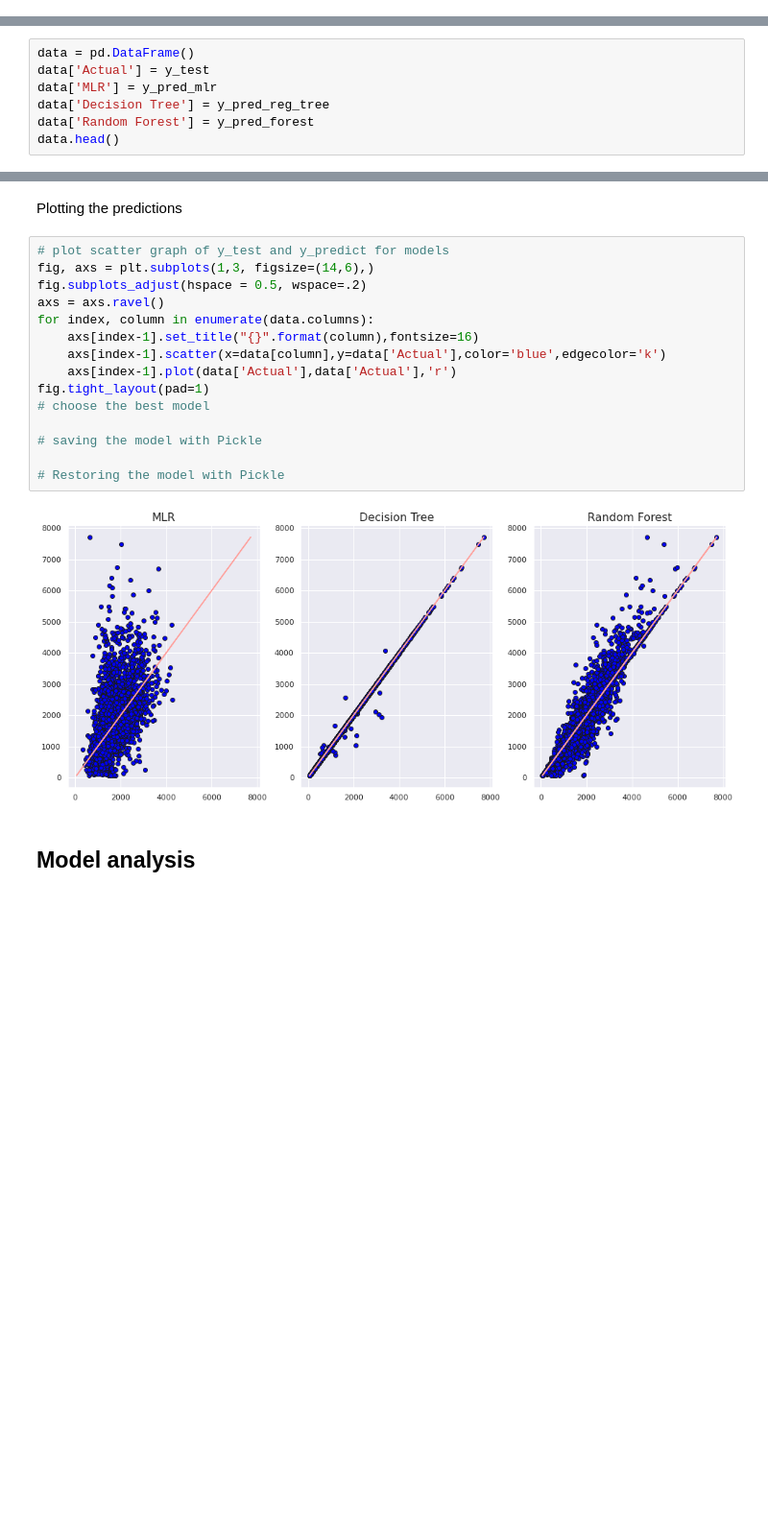
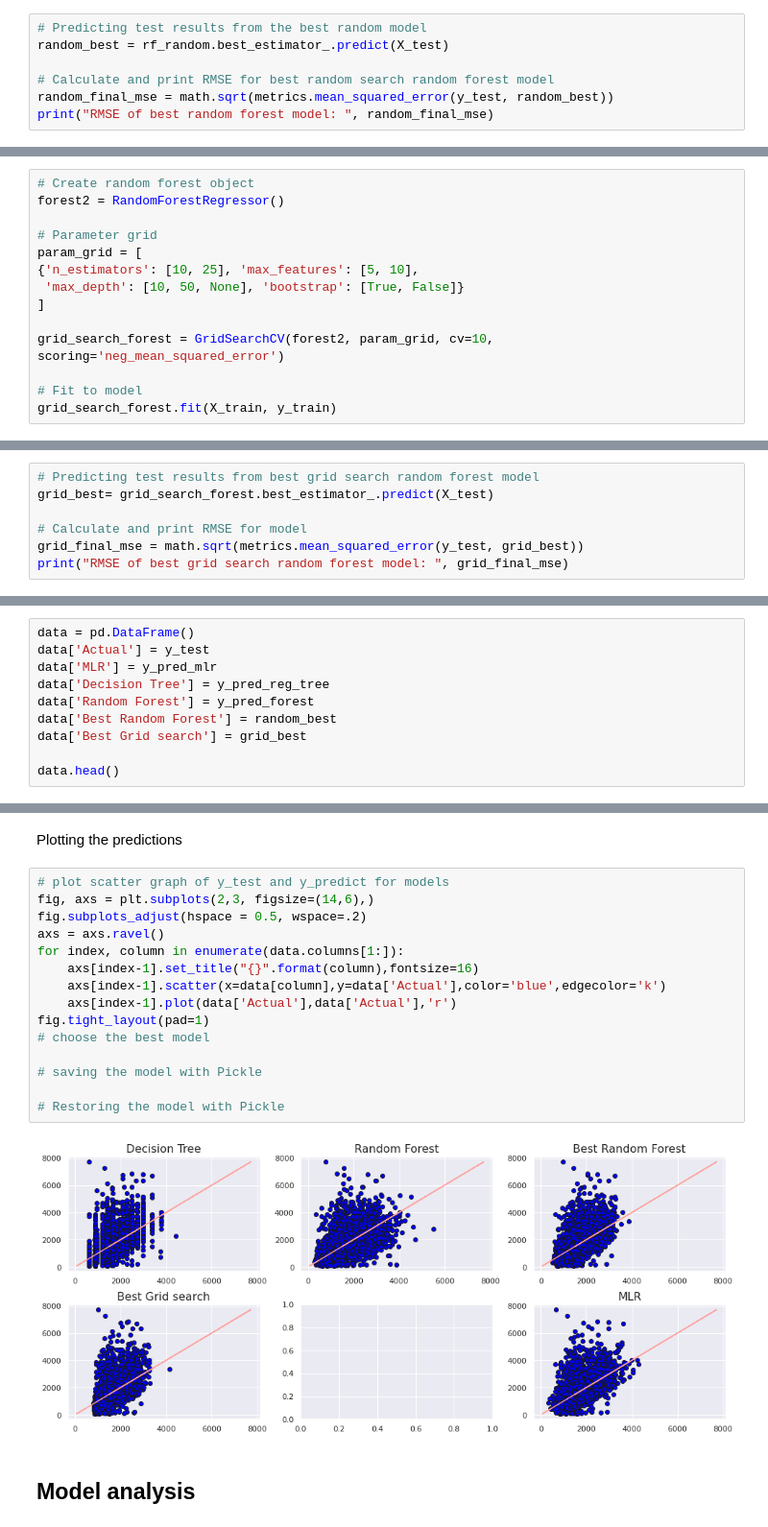
Before and after one commit to monicafar147/logistics-challenge, a Jupyter notebook: cleaned.ipynb, the cells around one changed output, grey strips where cells are left out. Shown at 96% size. Drawn from its saved outputs; the diff is of its cells as text; blank space fills up the shorter version.

```diff
--- a/cleaned.ipynb
+++ b/cleaned.ipynb
@@ -501,0 +653,7 @@ Validation RMSE: 361.51599283725176
+# %%
+# Predicting test results from the best random model
+random_best = rf_random.best_estimator_.predict(X_test)
+
+# Calculate and print RMSE for best random search random forest model
+random_final_mse = math.sqrt(metrics.mean_squared_error(y_test, random_best))
+print("RMSE of best random forest model: ", random_final_mse)
@@ -505,0 +668,14 @@ with open(model_save_path,'wb') as file:
+# %%
+# Create random forest object
+forest2 = RandomForestRegressor()
+
+# Parameter grid
+param_grid = [
+{'n_estimators': [10, 25], 'max_features': [5, 10],
+ 'max_depth': [10, 50, None], 'bootstrap': [True, False]}
+]
+
+grid_search_forest = GridSearchCV(forest2, param_grid, cv=10, scoring='neg_mean_squared_error')
+
+# Fit to model
+grid_search_forest.fit(X_train, y_train)
@@ -505,0 +726,7 @@ with open(model_save_path,'wb') as file:
+# %%
+# Predicting test results from best grid search random forest model
+grid_best= grid_search_forest.best_estimator_.predict(X_test)
+
+# Calculate and print RMSE for model
+grid_final_mse = math.sqrt(metrics.mean_squared_error(y_test, grid_best))
+print("RMSE of best grid search random forest model: ", grid_final_mse)
@@ -513,5 +742,8 @@ data['Actual'] = y_test
 data['MLR'] = y_pred_mlr
 data['Decision Tree'] = y_pred_reg_tree
 data['Random Forest'] = y_pred_forest
+data['Best Random Forest'] = random_best
+data['Best Grid search'] = grid_best
+
 data.head()
 # %% [output]
@@ -526,21 +758,21 @@ data.head()
 Plotting the predictions
 # %%
 # plot scatter graph of y_test and y_predict for models
-fig, axs = plt.subplots(1,3, figsize=(14,6),)
+fig, axs = plt.subplots(2,3, figsize=(14,6),)
 fig.subplots_adjust(hspace = 0.5, wspace=.2)
 axs = axs.ravel()
-for index, column in enumerate(data.columns):
+for index, column in enumerate(data.columns[1:]):
     axs[index-1].set_title("{}".format(column),fontsize=16)
     axs[index-1].scatter(x=data[column],y=data['Actual'],color='blue',edgecolor='k')
     axs[index-1].plot(data['Actual'],data['Actual'],'r')
 fig.tight_layout(pad=1)
 # choose the best model
 
 # saving the model with Pickle
 
 # Restoring the model with Pickle
 # %% [output]
-[figure, old version]
+[figure, new version]
 # %% [markdown]
 ## Model analysis
 # %%
```
Also changed, not shown: parts of 30 cells of this notebook.
